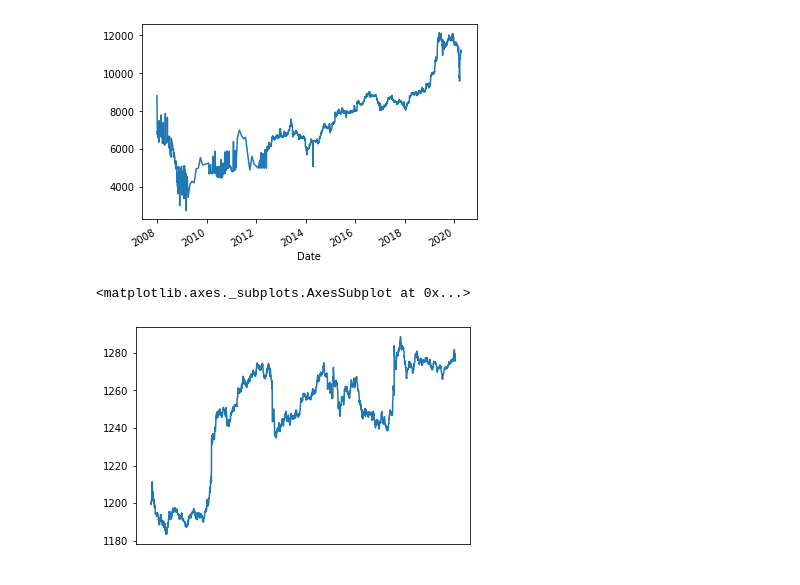
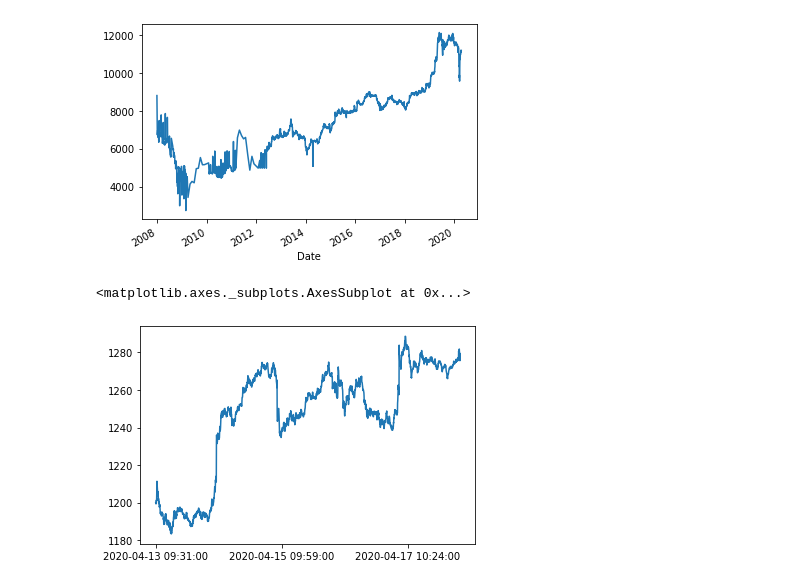
Before and after one commit to Myeongjoon/GoogleSummerOfCode2020, a Jupyter notebook: finance_data.ipynb, the cells around one changed output. Drawn from its saved outputs; the diff is of its cells as text; code cells hidden in the pictures.

```diff
--- a/finance_data.ipynb
+++ b/finance_data.ipynb
@@ -68,18 +68,21 @@ macq['Close'].plot()
 # %%
 import os
 import matplotlib.pyplot as plt
 import matplotlib.ticker as plticker
 from datetime import timedelta, date
 
 import pandas_datareader.data as web
 
 API_KEY = ""
 
 f = web.DataReader("GOOGL", "av-intraday", start=datetime.now() - timedelta(days=7),
    end=datetime.now(),
    api_key=API_KEY)
-plt.xticks([])
+
+fig, ax = plt.subplots(1, 1)
+ax.xaxis.set_major_locator(plt.MaxNLocator(3))
+
 f["close"].plot()
 # %% [output]
 <matplotlib.axes._subplots.AxesSubplot at 0x...>
-[figure, old version]
+[figure, new version]
```
